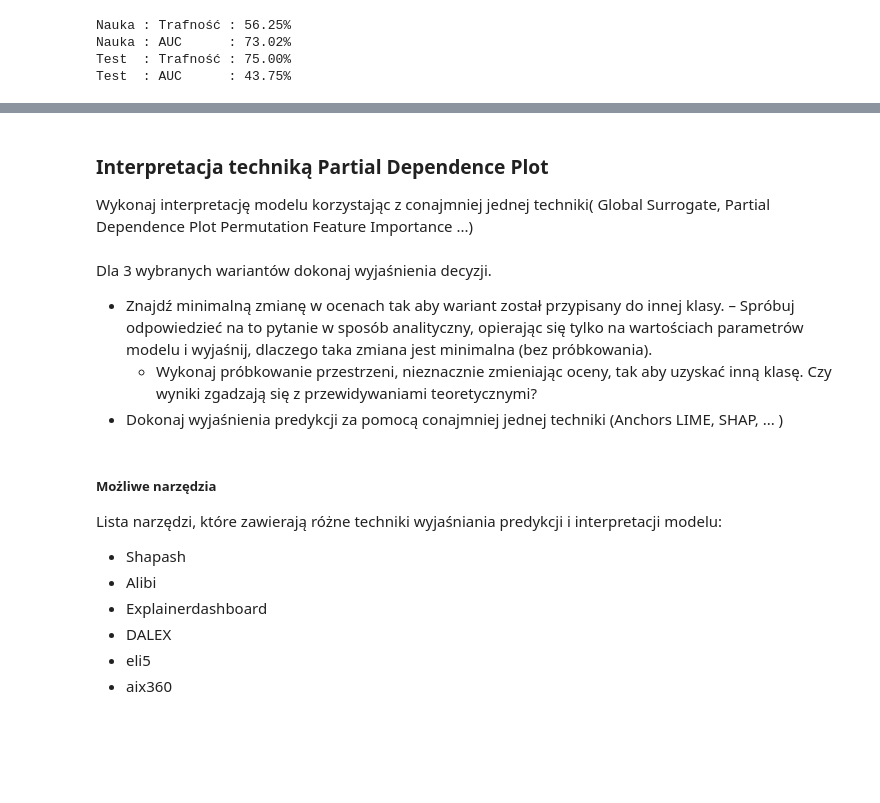
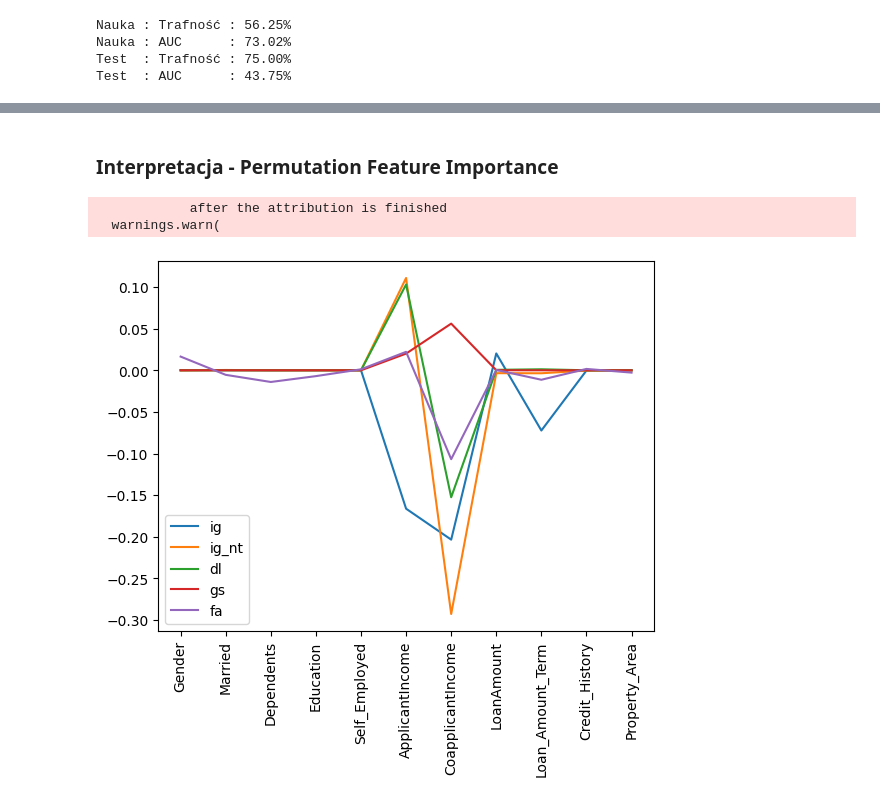
Before and after one commit to Mimikkk/2023-iswd, a Jupyter notebook: project-3-preferential/notebook.ipynb, the cells around one changed output, grey strips where cells are left out. Drawn from its saved outputs; the diff is of its cells as text; code cells hidden in the pictures; blank space fills up the shorter version.

Commit message:
permutation feature importance

```diff
--- a/project-3-preferential/notebook.ipynb
+++ b/project-3-preferential/notebook.ipynb
@@ -294,23 +284,45 @@ użytkowników?
-# %% [markdown]
-### Interpretacja techniką Partial Dependence Plot
-Wykonaj interpretację modelu korzystając z conajmniej jednej techniki( Global Surrogate,
-Partial Dependence Plot Permutation Feature Importance ...)
-# %% [markdown]
-Dla 3 wybranych wariantów dokonaj wyjaśnienia decyzji.
-- Znajdź minimalną zmianę w ocenach tak aby wariant został przypisany do innej klasy.
-    – Spróbuj odpowiedzieć na to pytanie w sposób analityczny, opierając się tylko na
-wartościach parametrów modelu i wyjaśnij, dlaczego taka zmiana jest minimalna
-(bez próbkowania).
-    - Wykonaj próbkowanie przestrzeni, nieznacznie zmieniając oceny, tak aby uzyskać
-inną klasę. Czy wyniki zgadzają się z przewidywaniami teoretycznymi?
-- Dokonaj wyjaśnienia predykcji za pomocą conajmniej jednej techniki (Anchors LIME,
-SHAP, ... )
-# %% [markdown]
-##### Możliwe narzędzia
-Lista narzędzi, które zawierają różne techniki wyjaśniania predykcji i interpretacji modelu:
-- Shapash
-- Alibi
-- Explainerdashboard
-- DALEX
-- eli5
-- aix360
+# %% [markdown]
+### Interpretacja - Permutation Feature Importance
+# %%
+from captum.attr import IntegratedGradients, DeepLift, GradientShap, NoiseTunnel, FeatureAblation
+from captum.attr import FeaturePermutation
+from sklearn.model_selection import train_test_split
+import torch
+import numpy as np
+import matplotlib.pyplot as plt
+
+perm = FeaturePermutation(dnn.model)
+
+(X, y, _) = dataset.preprocess(variant="labeled")
+X_train, X_test, y_train, y_test = map(lambda x: torch.tensor(x, dtype=torch.float),
+                                       train_test_split(X, y, test_size=0.1, random_state=10))
+
+model = dnn.model
+ig = IntegratedGradients(model)
+ig_nt = NoiseTunnel(ig)
+dl = DeepLift(model)
+gs = GradientShap(model)
+fa = FeatureAblation(model)
+
+ig_attr_test = ig.attribute(X_test, n_steps=50)
+ig_nt_attr_test = ig_nt.attribute(X_test)
+dl_attr_test = dl.attribute(X_test)
+gs_attr_test = gs.attribute(X_test, X_train)
+fa_attr_test = fa.attribute(X_test)
+# %% [output]
+            after the attribution is finished
+  warnings.warn(
+# %%
+plt.plot(ig_attr_test[0].detach().numpy(), label="ig")
+plt.plot(ig_nt_attr_test[0].detach().numpy(), label="ig_nt")
+plt.plot(dl_attr_test[0].detach().numpy(), label="dl")
+plt.plot(gs_attr_test[0].detach().numpy(), label="gs")
+plt.plot(fa_attr_test[0].detach().numpy(), label="fa")
+
+cols = dataset.labeled.columns.tolist()
+for x in ["Loan_ID", "Loan_Status"]: cols.remove(x)
+plt.xticks(range(len(cols)), cols, rotation=90)
+plt.legend()
+plt.show()
+# %% [output]
+[figure, added]
```
Also changed, not shown: parts of 2 cells of this notebook.
